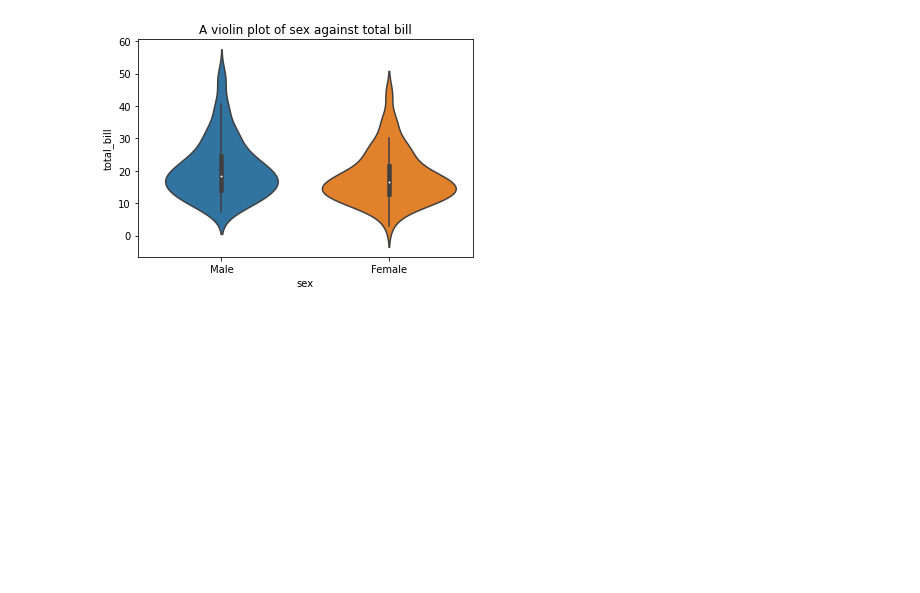
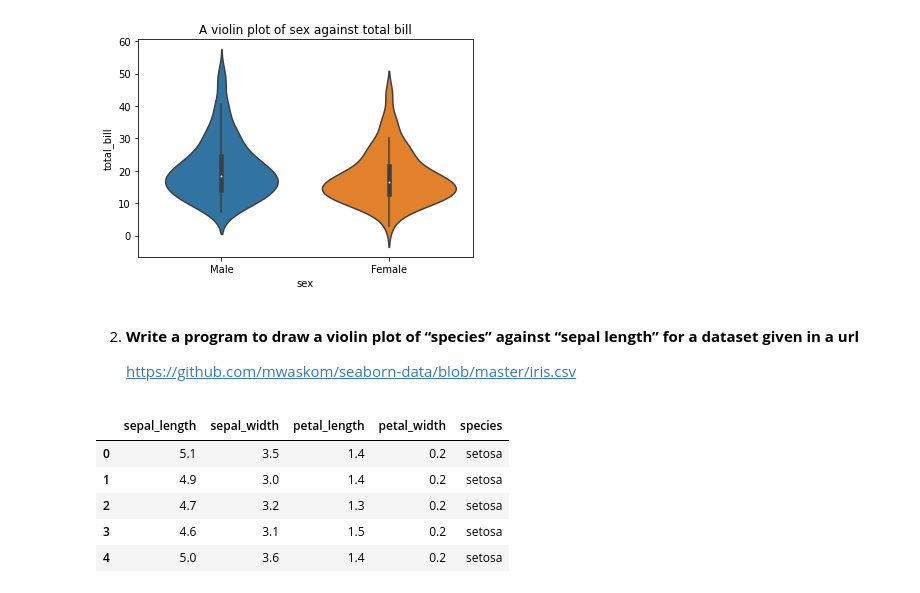
Before and after one commit to NishanthRajkumar/Python-Libraries, a Jupyter notebook: seaborn_programs/seaborn_violin.ipynb, the cells around one changed output. Saved outputs shown, nothing was run; the diff lists cells and outputs as text; code cells hidden in the pictures; blank space fills up the shorter version.

```diff
--- a/seaborn_programs/seaborn_violin.ipynb
+++ b/seaborn_programs/seaborn_violin.ipynb
@@ -35,3 +35,18 @@ sns.violinplot(x='sex', y='total_bill', data=tips_data)
 # %% [output]
 <AxesSubplot:title={'center':'A violin plot of sex against total bill'}, xlabel='sex', ylabel='total_bill'>
 [figure]
+# %% [markdown]
+2. **Write a program to draw a violin plot of “species” against “sepal length” for a dataset given in a url**
+
+    https://github.com/mwaskom/seaborn-data/blob/master/iris.csv
+# %%
+# Load the the iris dataset
+iris_data = sns.load_dataset('iris')
+iris_data.head(5)
+# %% [output]
+|  | sepal_length | sepal_width | petal_length | petal_width | species |
+| 0 | 5.1 | 3.5 | 1.4 | 0.2 | setosa |
+| 1 | 4.9 | 3.0 | 1.4 | 0.2 | setosa |
+| 2 | 4.7 | 3.2 | 1.3 | 0.2 | setosa |
+| 3 | 4.6 | 3.1 | 1.5 | 0.2 | setosa |
+| 4 | 5.0 | 3.6 | 1.4 | 0.2 | setosa |
```
Also changed, not shown: parts of 1 cell of this notebook.
